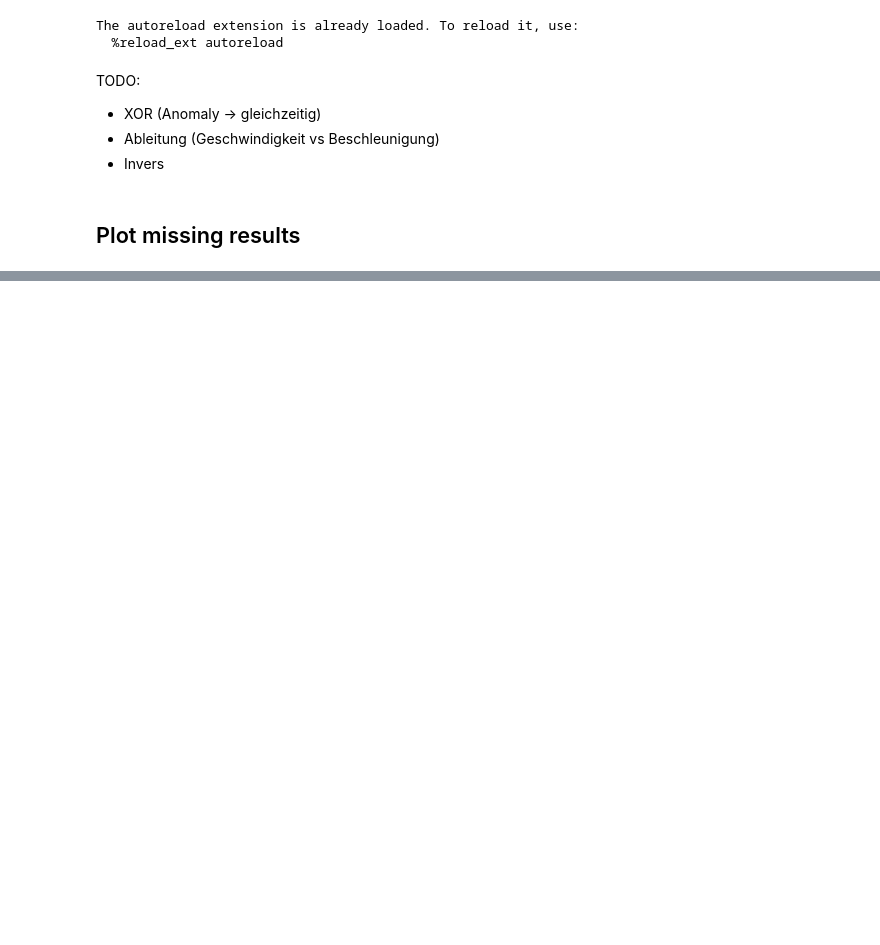
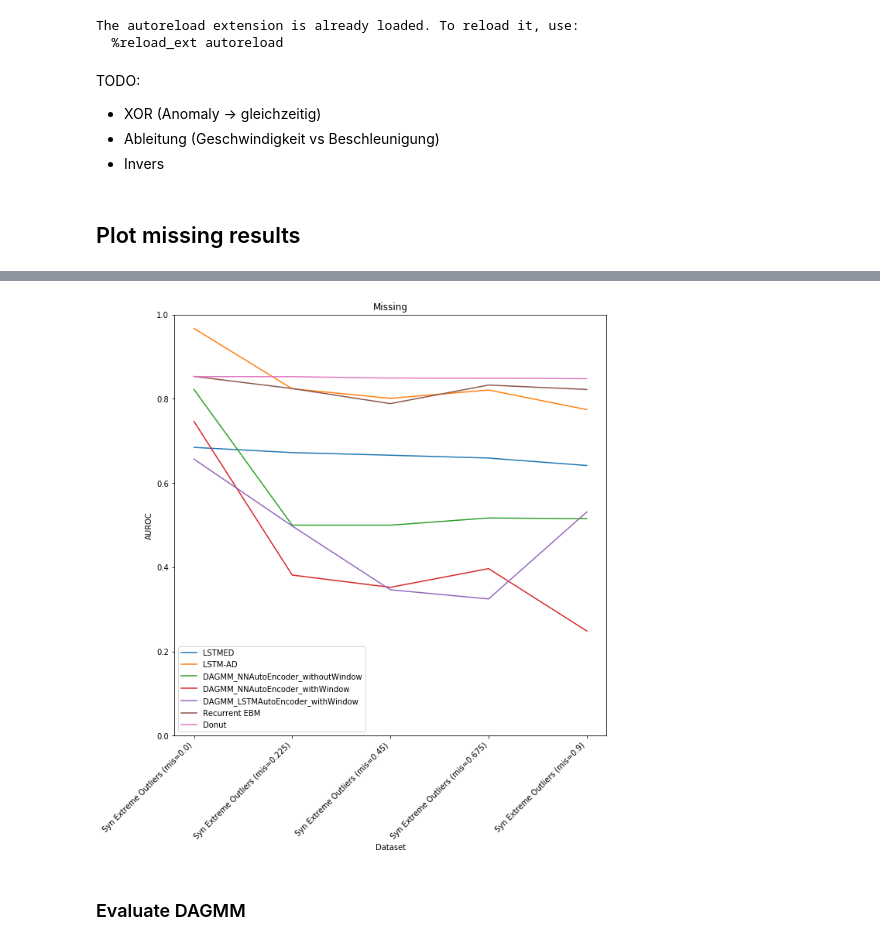
Before and after one commit to KDD-OpenSource/DeepADoTS, a Jupyter notebook: notebooks/3.1-tk-plot-missing.ipynb, the cells around one changed output, grey strips where cells are left out. Saved outputs shown, nothing was run; the diff lists cells and outputs as text; code cells hidden in the pictures; blank space fills up the shorter version.

```diff
--- a/notebooks/3.1-tk-plot-missing.ipynb
+++ b/notebooks/3.1-tk-plot-missing.ipynb
@@ -102,0 +120,9 @@ fig = evaluator2.plot_experiment_comparison('Missing')
+# %%
+mean_ev = Evaluator(datasets, detectors, output_dir='data')
+mean_ev.set_benchmark_results(aurocs_mean)
+fig = mean_ev.plot_experiment_comparison('Missing')
+fig.savefig('missing-auroc.pdf')
+# %% [output]
+[figure, added]
+# %% [markdown]
+### Evaluate DAGMM
```
Also changed, not shown: parts of 14 cells of this notebook, 3 other files.
